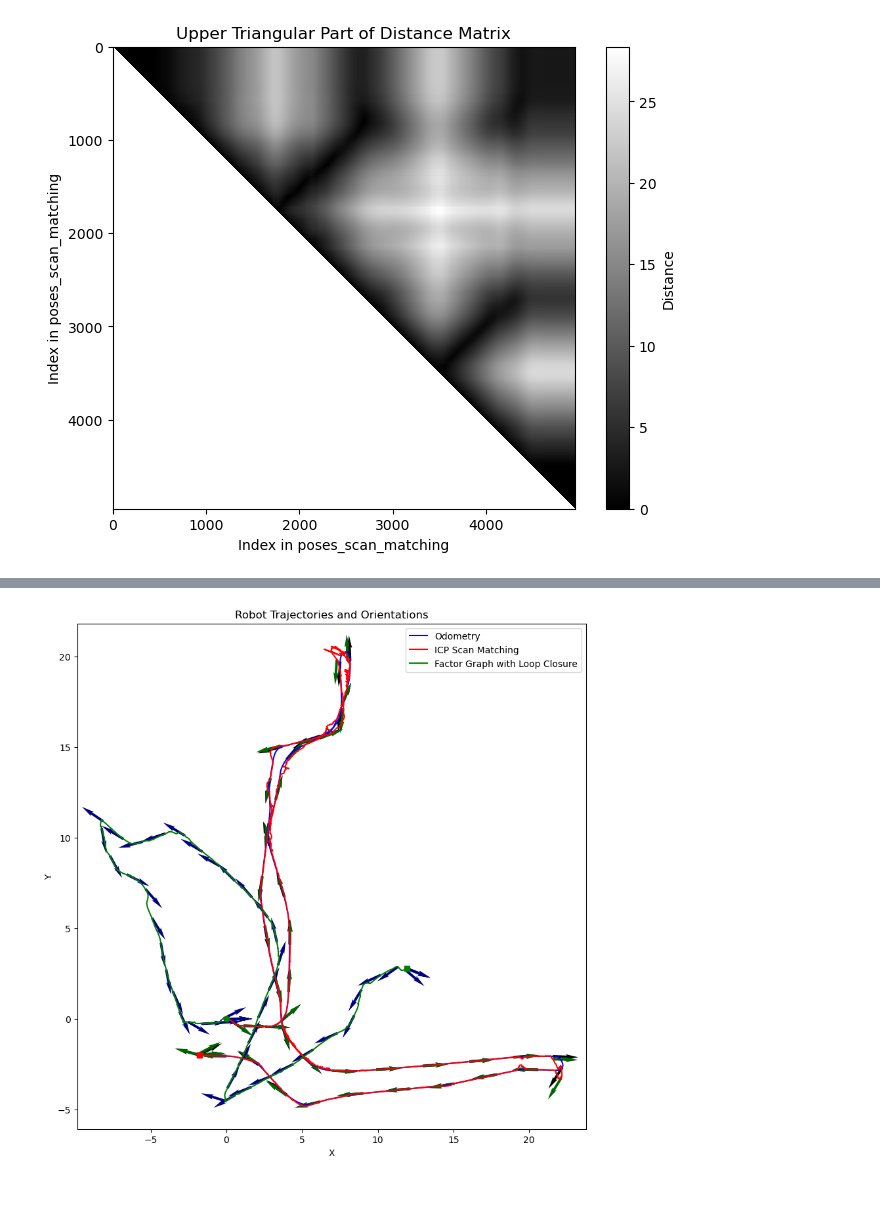
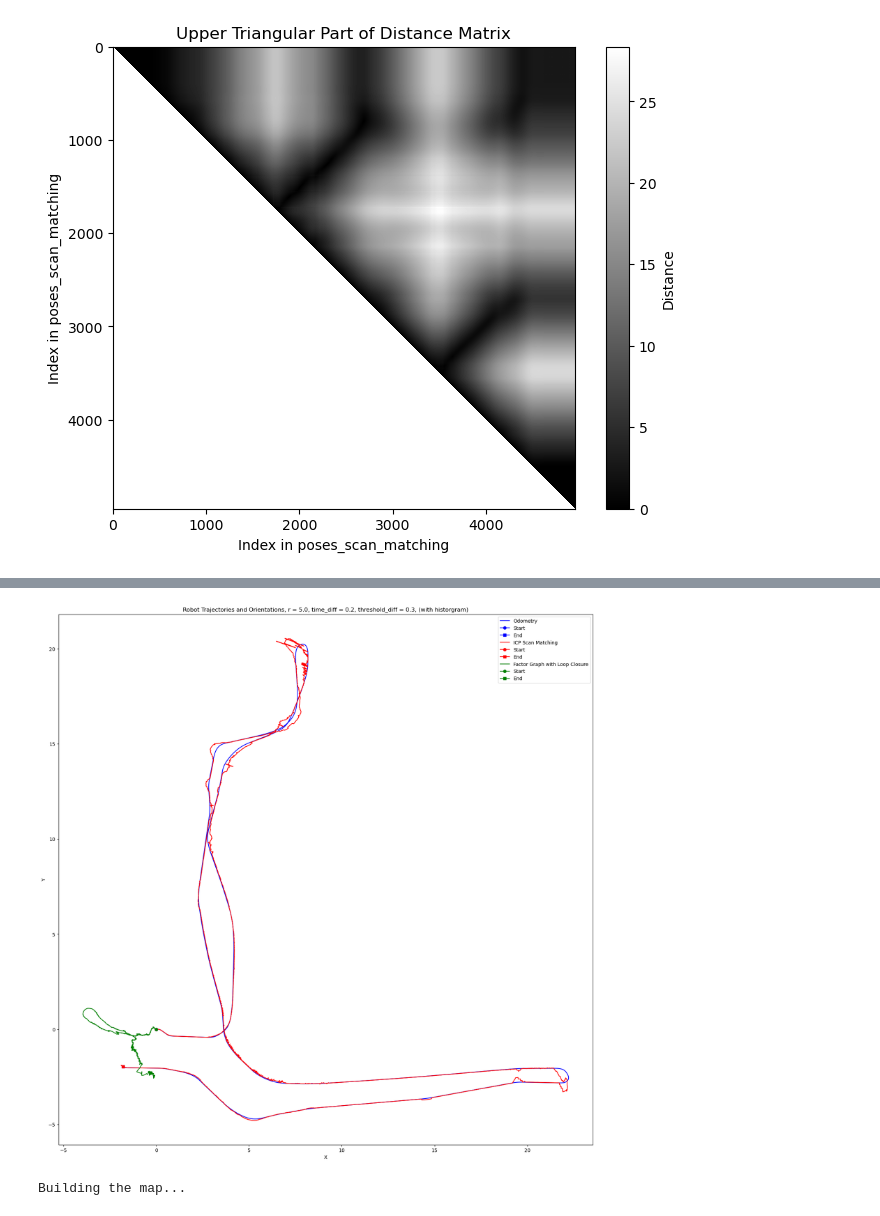
Before and after one commit to fadli0029/LiDAR-SLAM, a Jupyter notebook: v8.ipynb, the cells around one changed output, grey strips where cells are left out. Drawn from its saved outputs; the diff is of its cells as text; code cells hidden in the pictures.

```diff
--- a/v8.ipynb
+++ b/v8.ipynb
@@ -98,2 +393,28 @@ plt.show()
 # %%
-opt_poses = pose_graph_optimization(poses_scan_matching, relative_poses_scan_matching, z_ts)
+# Example of calling the new apply_filters function
+min_time_diff = 0.2
+dists_travelled, time_elapsed = distance_travelled_and_time(v_ts, encoder.stamps)
+final_filtered_pairs = apply_filters(dists_travelled, v_ts, encoder.stamps, poses_scan_matching, z_ts_filtered,
+                                     kdtree=True, histogram=True, redundancy=True,
+                                     max_distance=r, min_time_diff=min_time_diff)
+print(f"Final count of pairs after applying filters: {len(final_filtered_pairs)}")
+
+t1t2_relative_poses_scan_matching = []
+for i in range(relative_poses_scan_matching.shape[0]):
+    t1t2_relative_poses_scan_matching.append(
+        np.linalg.inv(relative_poses_scan_matching[i])
+    )
+t1t2_relative_poses_scan_matching = np.array(t1t2_relative_poses_scan_matching)
+
+loop_pairs_motion_model_relative_poses = []
+for i in tqdm(range(len(final_filtered_pairs))):
+    t1 = final_filtered_pairs[i][0]
+    t1 = poses_scan_matching[t1]
+
+    t2 = final_filtered_pairs[i][1]
+    t2 = poses_scan_matching[t2]
+
+    loop_pairs_motion_model_relative_poses.append(
+        get_relative_pose(t2, t1)
+    )
+loop_pairs_motion_model_relative_poses = np.array(loop_pairs_motion_model_relative_poses)
@@ -99,0 +481,10 @@ opt_poses = pose_graph_optimization(poses_scan_matching, relative_poses_scan_mat
+# %%
+threshold_diff = 0.3
+opt_poses, loop_closure_constraints = pose_graph_optimization(
+    poses_scan_matching,
+    t1t2_relative_poses_scan_matching,
+    z_ts_w,
+    final_filtered_pairs,
+    t1t2_motion_model_relative_poses,
+    threshold_diff
+)
@@ -100,19 +500,22 @@ opt_poses = pose_graph_optimization(poses_scan_matching, relative_poses_scan_mat
 # %%
 labels = [
     "Odometry",
     "ICP Scan Matching",
     "Factor Graph with Loop Closure"
 ]
-plot_N_trajectories([poses_odom, poses_scan_matching, opt_poses], labels=labels)
+title = "Robot Trajectories and Orientations, r = " + str(r) + ", time_diff = " + str(min_time_diff) + ", threshold_diff = " + str(threshold_diff) + ", (with historgram)"
+plot_N_trajectories([poses_odom, poses_scan_matching, opt_poses], labels=labels, title=title, figsize=(20, 20))
 # %% [output]
-[figure, old version]
+[figure, new version]
 # %%
 #----------------------------------------------------------------------------
 # Build occupancy grid map
 # access map with ogm.grid_map, access log odd map with ogm.grid_map_log_odds
 res = 0.05
 ogm = OccupancyGridMap(res, 30., 30., -30., -30.)
-ogm.build_map(opt_poses, z_ts)
+ogm.build_map(opt_poses, z_ts_filtered)
 #----------------------------------------------------------------------------
+# %% [output]
+Building the map...
 # %%
 ogm.plot_log_odds_map()
```
Also changed, not shown: parts of 17 cells of this notebook, 25 other files.
